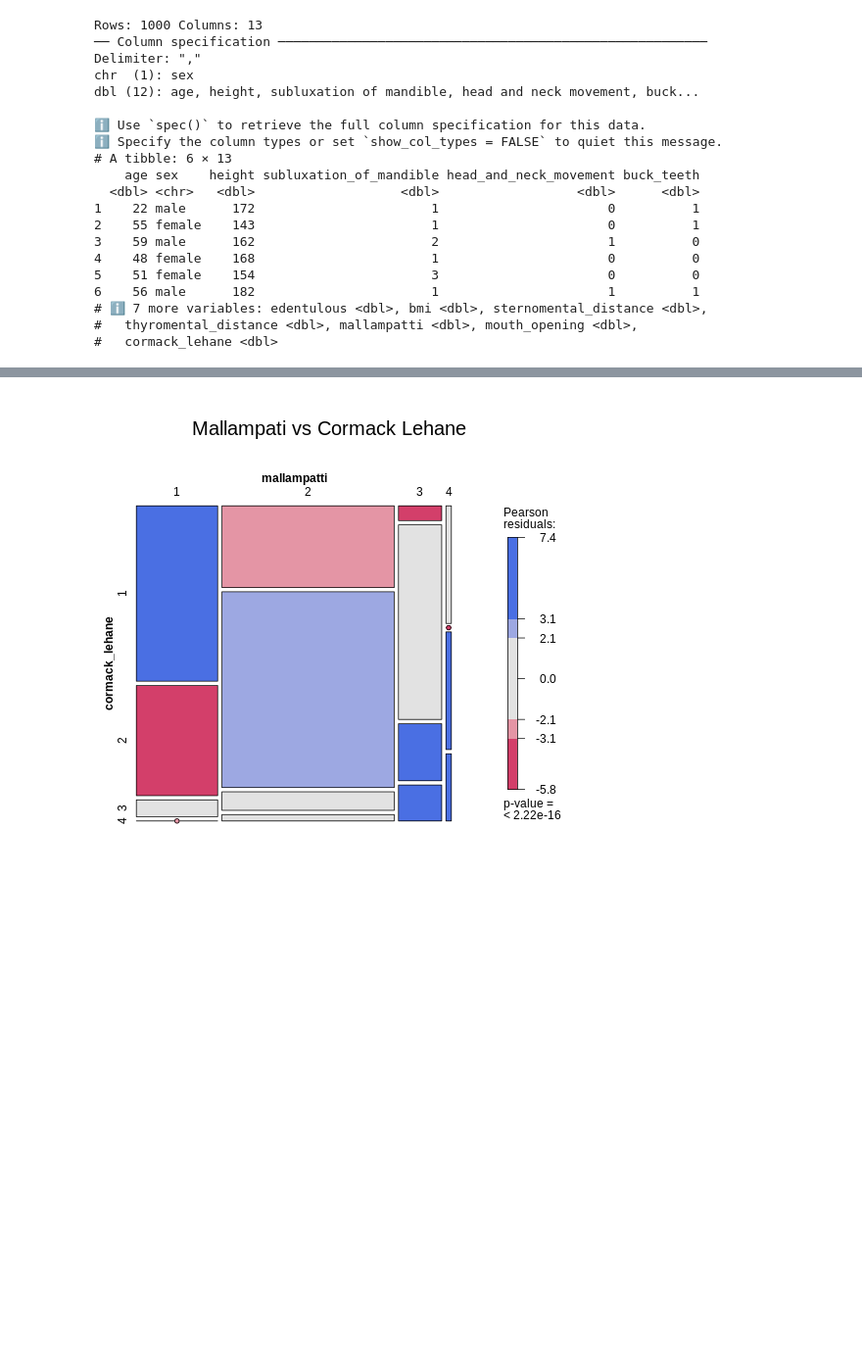
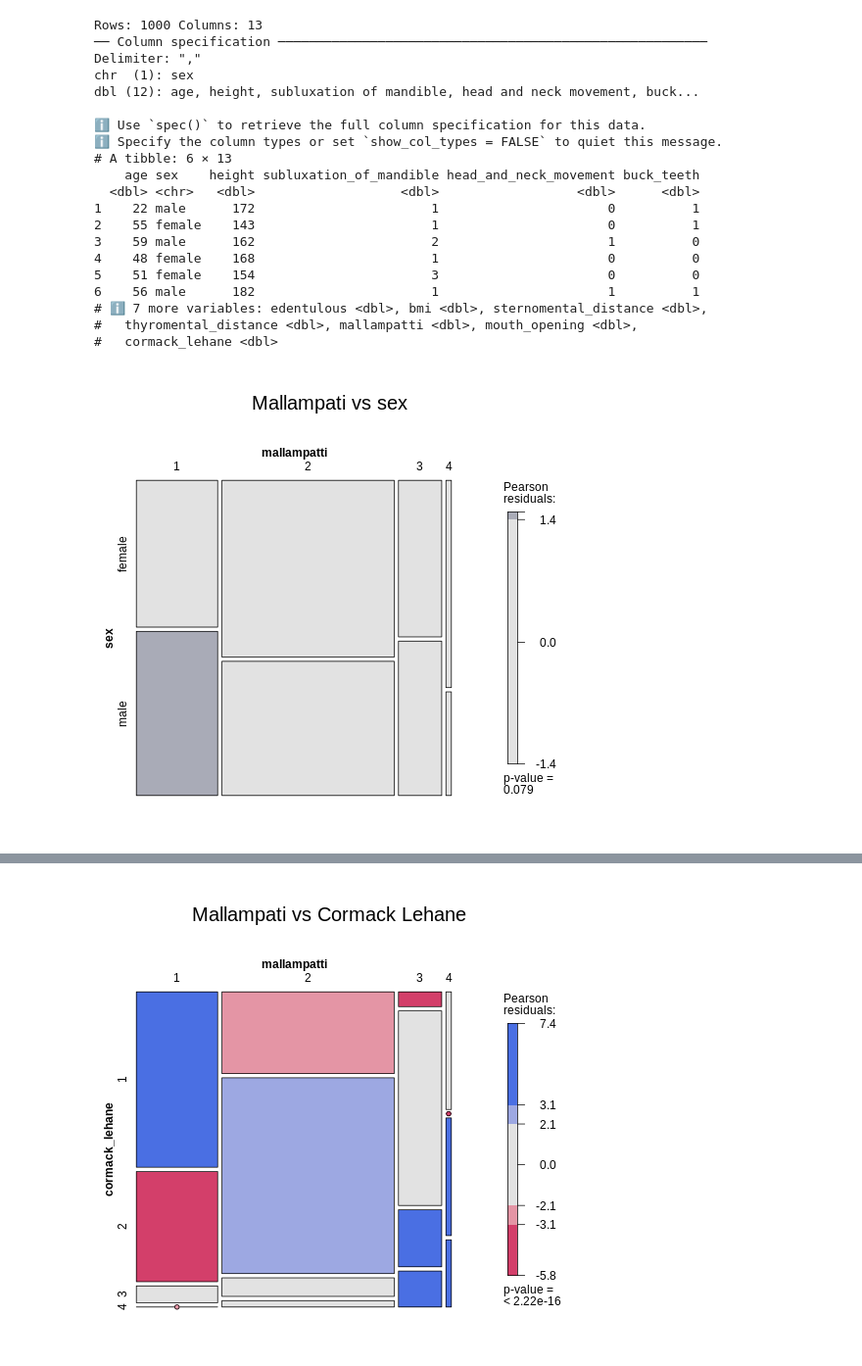
Before and after one commit to harnalashok/classification, a Jupyter notebook: airways.ipynb, the cells around one changed output, grey strips where cells are left out. Shown at 98% size. Cells and saved outputs as stored; diff of their text form; code cells hidden in the pictures; blank space fills up the shorter version.

```diff
--- a/airways.ipynb
+++ b/airways.ipynb
@@ -446,3 +447,15 @@ dbl (12): age, height, subluxation of mandible, head and neck movement, buck...
 # ℹ 7 more variables: edentulous <dbl>, bmi <dbl>, sternomental_distance <dbl>,
 #   thyromental_distance <dbl>, mallampatti <dbl>, mouth_opening <dbl>,
 #   cormack_lehane <dbl>
+# %%
+%%R
+
+# Mosaic plot of mallampatti vs sex
+art <- xtabs(~mallampatti + sex, data = df_r)
+mosaic(art,
+       gp = shading_max,
+       split_vertical = TRUE,
+       main="Mallampati vs sex"
+       )
+# %% [output]
+[figure, added]
```
Also changed, not shown: parts of 8 cells of this notebook.
